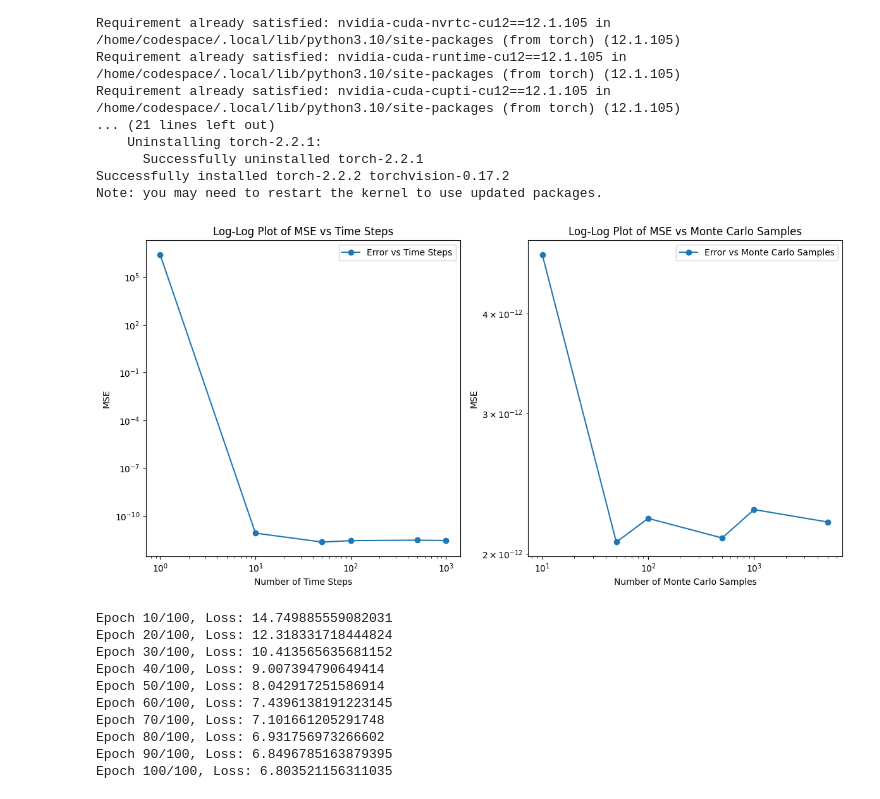
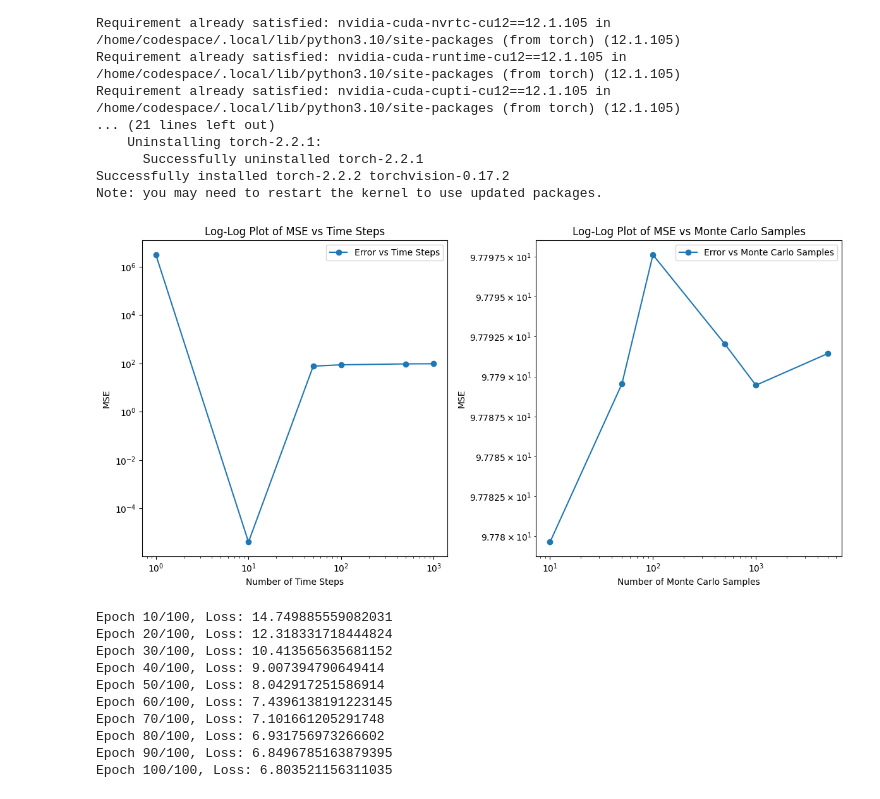
Before and after one commit to Jessie-WU0910/SCDAA-CW, a Jupyter notebook: Coursework.ipynb, the cells around one changed output. Saved outputs shown, nothing was run; the diff lists cells and outputs as text; code cells hidden in the pictures.

```diff
--- a/Coursework.ipynb
+++ b/Coursework.ipynb
@@ -94,10 +94,6 @@ class LQRSolver:
         return controls
 # %%
 #Exercise 1.2
-
-import numpy as np
-import torch
-import matplotlib.pyplot as plt
 
 # Problem constants from provided parameters
 H = torch.tensor([[1.0, 0.0], [0.0, 1.0]]) * 0.1
@@ -109,74 +105,82 @@ R = torch.tensor([[1.0, 0.0], [0.0, 1.0]]) * 10
 T = 1.0  # Assuming final time T=1, this needs to be provided
 
 # Initial state
-x0 = torch.tensor([1.0, 1.0])  # Example initial state
+x0 = torch.tensor([1.0, 1.0], dtype=torch.float64)  # Example initial state
 lqr_solver = LQRSolver(H.numpy(), M.numpy(), C.numpy(), R.numpy(), D.numpy(), T, sigma)
 
+# Define the optimal control function based on the LQRSolver class
+def monte_carlo_simulation(lqr_solver, N, num_samples, x0):
+    dt = T / N
+    total_errors = []
 
-# Define the optimal control function based on the LQRSolver class
-def optimal_control(t, x, lqr_solver):
-    # Assuming lqr_solver.solve_riccati returns the matrix S for time t
-    S_t = lqr_solver.solve_riccati(np.array([t])).reshape(2, 2)
-    S_tensor = torch.from_numpy(S_t).float()
-    control = -torch.linalg.inv(D) @ M.T @ S_tensor @ x
-    return control
+    for _ in range(num_samples):
+        x = x0.clone().double()  # Ensure x is a double tensor for precision
+        total_cost = 0.0
 
-# Define the explicit update function
-def explicit_update(x, t, dt, lqr_solver):
-    dW = torch.randn(x.shape) * np.sqrt(dt)
-    a = optimal_control(t, x, lqr_solver)
-    x_next = x + (H @ x + M @ a) * dt + sigma * dW
-    return x_next
-
-# Define the Monte Carlo simulation function
-def monte_carlo_simulation(update_function, lqr_solver, N, num_samples):
-    dt = T / N
-    terminal_costs = []
-    for _ in range(num_samples):
-        x = x0
         for step in range(N):
             t = step * dt
-            x = update_function(x, t, dt, lqr_solver)
-        terminal_cost = x.T @ R @ x
-        terminal_costs.append(terminal_cost.item())
-    mse = np.mean(np.square(terminal_costs))
+            S = lqr_solver.solve_riccati(np.array([t]))[-1]  # Get S for current t
+            a = -np.linalg.inv(lqr_solver.D) @ lqr_solver.M.T @ S @ x.numpy()  # Compute control action
+            a = torch.tensor(a, dtype=torch.float64)  # Convert control action to torch tensor
+
+            # Compute instantaneous cost
+            cost = x.T @ torch.tensor(lqr_solver.C, dtype=torch.float64) @ x + a.T @ torch.tensor(lqr_solver.D, dtype=torch.float64) @ a
+            total_cost += cost * dt
+
+            # Update state
+            dW = torch.randn(x.shape, dtype=torch.float64) * np.sqrt(dt)
+            x += (torch.tensor(lqr_solver.H, dtype=torch.float64) @ x + torch.tensor(lqr_solver.M, dtype=torch.float64) @ a) * dt + torch.tensor(lqr_solver.sigma, dtype=torch.float64) @ dW
+
+        # Compute terminal cost
+        terminal_cost = x.T @ torch.tensor(lqr_solver.R, dtype=torch.float64) @ x
+        total_cost += terminal_cost
+
+        # Calculate the value function for the initial state and compute error
+        v0 = lqr_solver.compute_value_function(torch.tensor([0], dtype=torch.float64), x0.unsqueeze(0))
+        error = (total_cost - v0).squeeze()  # Ensure error is scalar
+        total_errors.append(error.item() ** 2)  # square the error
+
+    mse = np.mean(total_errors)  # Mean of squared errors
     return mse
-
 #Example usage with explicit update
 #N_time_steps = 100  # Number of time steps for simulation
 #N_mc_samples = 100  # Number of Monte Carlo samples for simulation
 #mse_explicit = monte_carlo_simulation(explicit_update, lqr_solver, N_time_steps, N_mc_samples)
 
 
 # Log-log plot code would go here
 time_steps = np.array([1, 10, 50, 100, 500, 1000])
-mse_values_time = [monte_carlo_simulation(explicit_update, lqr_solver, n, 100) for n in time_steps]  # Randomly generated errors
+mse_values_time = [monte_carlo_simulation(lqr_solver, n, 5000, x0) for n in time_steps]  # Should be scalars
 
 monte_carlo_samples = np.array([10, 50, 100, 500, 1000, 5000])
-mse_values_samples = [monte_carlo_simulation(explicit_update, lqr_solver, 2000, n) for n in monte_carlo_samples]  # Randomly generated errors
+mse_values_samples = [monte_carlo_simulation(lqr_solver, 5000, n, x0) for n in monte_carlo_samples]  # Should be scalars
+
+# Now convert the lists to NumPy arrays if they aren't already
+mse_values_time = np.array(mse_values_time)
+mse_values_samples = np.array(mse_values_samples)
 
 # Log-Log plot for MSE against time steps
 plt.figure(figsize=(12, 6))
 
 plt.subplot(1, 2, 1)
 plt.loglog(time_steps, mse_values_time, 'o-', label='Error vs Time Steps')
 plt.xlabel('Number of Time Steps')
 plt.ylabel('MSE')
 plt.title('Log-Log Plot of MSE vs Time Steps')
 plt.legend()
 
 # Log-Log plot for MSE against Monte Carlo samples
 plt.subplot(1, 2, 2)
 plt.loglog(monte_carlo_samples, mse_values_samples, 'o-', label='Error vs Monte Carlo Samples')
 plt.xlabel('Number of Monte Carlo Samples')
 plt.ylabel('MSE')
 plt.title('Log-Log Plot of MSE vs Monte Carlo Samples')
 plt.legend()
 
 plt.tight_layout()
 plt.show()
 # %% [output]
-[figure, old version]
+[figure, new version]
 # %%
 #Exercise 2.1
 
```
